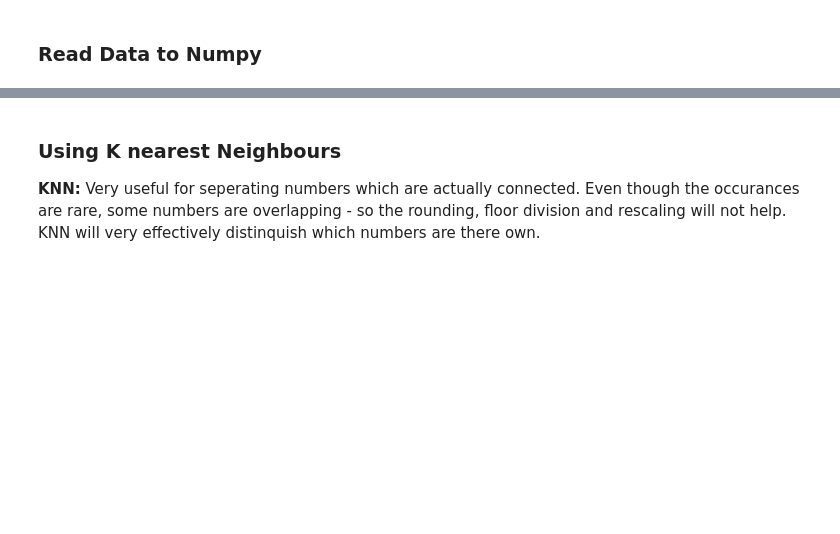
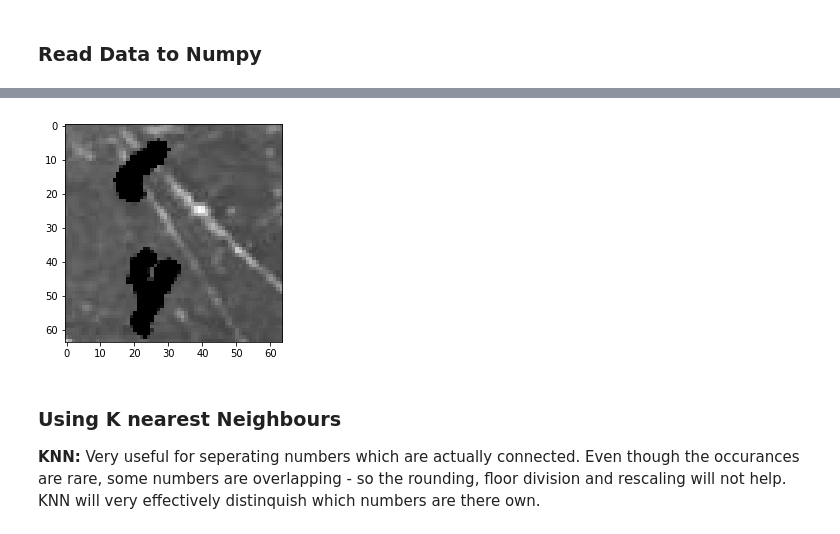
Before and after one commit to Angus-McLean/COMP551-Competition, a Jupyter notebook: 0_DataPreprocessing.ipynb, the cells around one changed output, grey strips where cells are left out. Drawn from its saved outputs; the diff is of its cells as text; code cells hidden in the pictures; blank space fills up the shorter version.

```diff
--- a/0_DataPreprocessing.ipynb
+++ b/0_DataPreprocessing.ipynb
@@ -28,3 +29,7 @@ def loadData(filenameX, filenameY, shape):
     return x, y
 # %%
 showX, showY = loadData("sample_x", "sample_y", 64)
+plt.imshow(showX[0], cmap='binary', interpolation='nearest')
+plt.savefig('./og.png')
+# %% [output]
+[figure, added]
```
Also changed, not shown: parts of 12 cells of this notebook.
